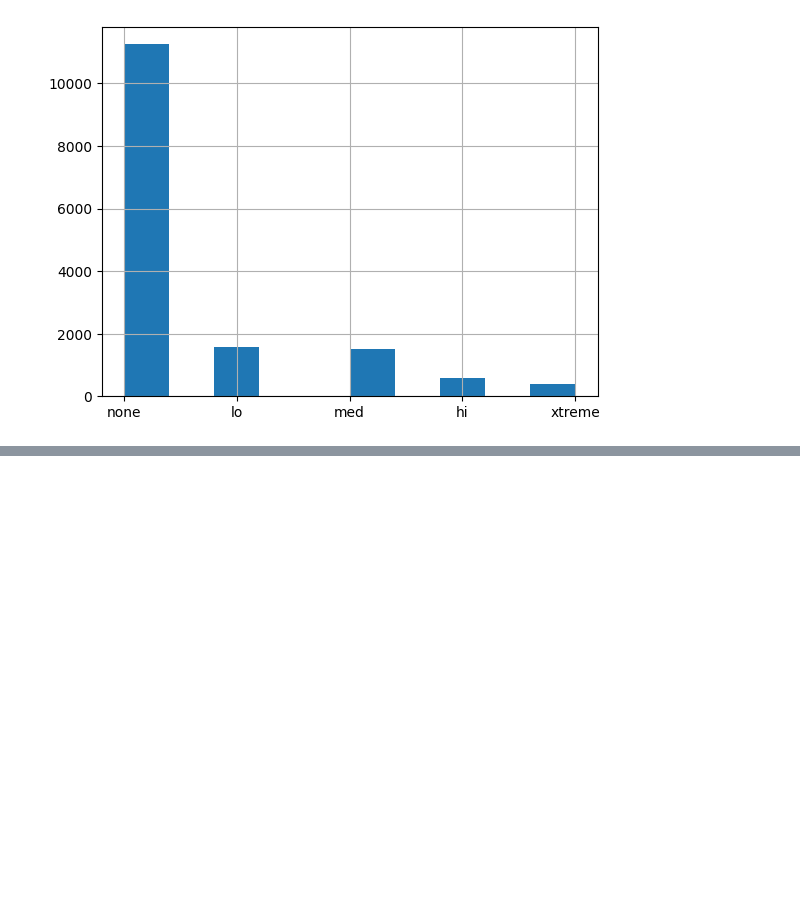
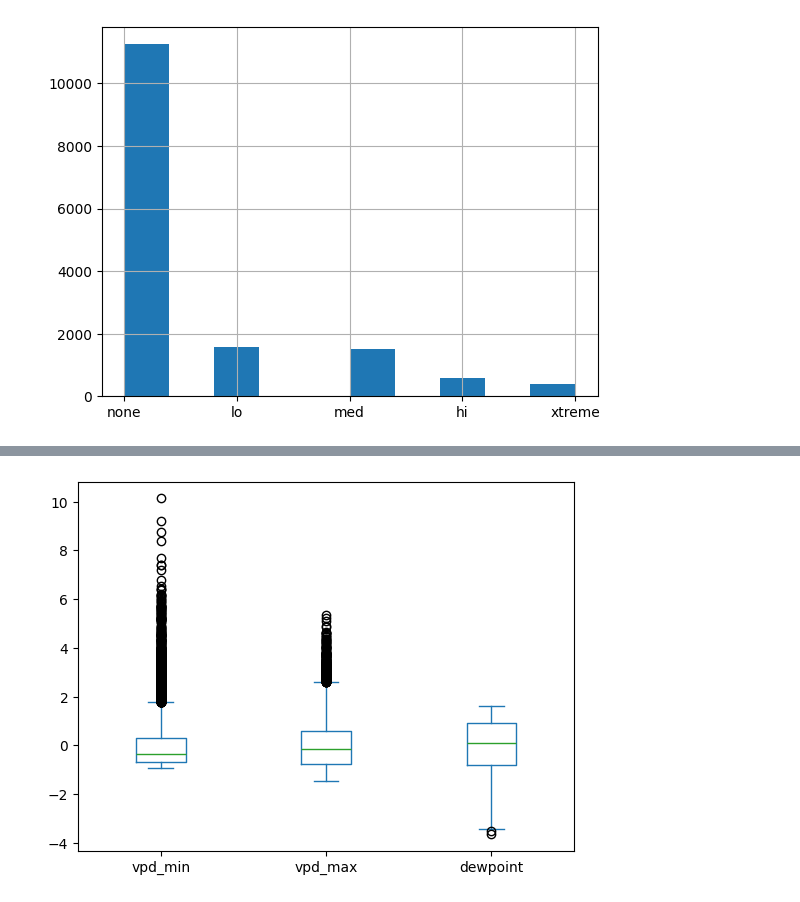
Before and after one commit to barbosaMatheus/ok_rain_regression, a Jupyter notebook: rain.ipynb, the cells around one changed output, grey strips where cells are left out. Cells and saved outputs as stored; diff of their text form; code cells hidden in the pictures; blank space fills up the shorter version.

```diff
--- a/rain.ipynb
+++ b/rain.ipynb
@@ -204,0 +238,18 @@ cols = ["dewpoint","vpd_min","vpd_max"]
+# %%
+"""
+We can see that although these clusters do not give
+us an objectively better split of precipitation totals,
+they do sort of give us a "potential" for precipitation.
+That is, the information within each cluster seems to
+give us a potential ceiling for precipitation, given
+the value of the other variable being used.
+
+Next we will take a look at the other features which had skew.
+"""
+df = pd.read_csv("rain.csv")
+cols = ["vpd_min","vpd_max","dewpoint"]
+df.loc[:,cols] = StandardScaler().fit_transform(df[cols])
+df[cols].plot(kind="box")
+plt.show()
+# %% [output]
+[figure, added]
```
Also changed, not shown: parts of 8 cells of this notebook, 2 other files.
